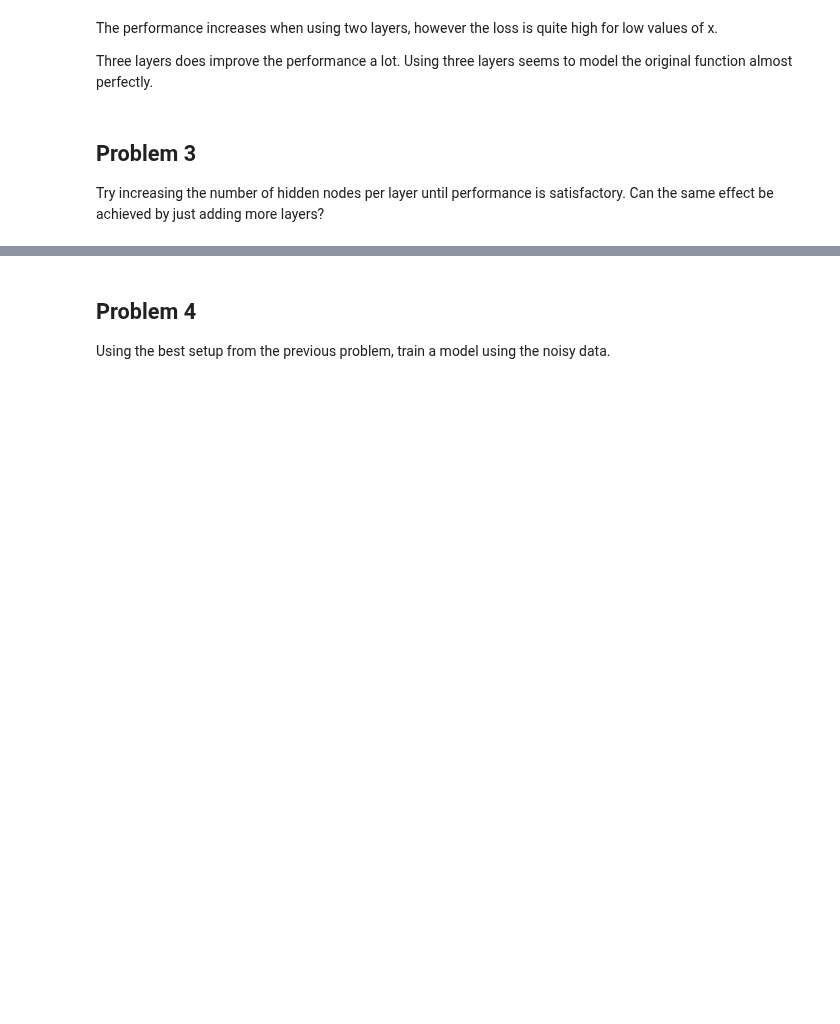
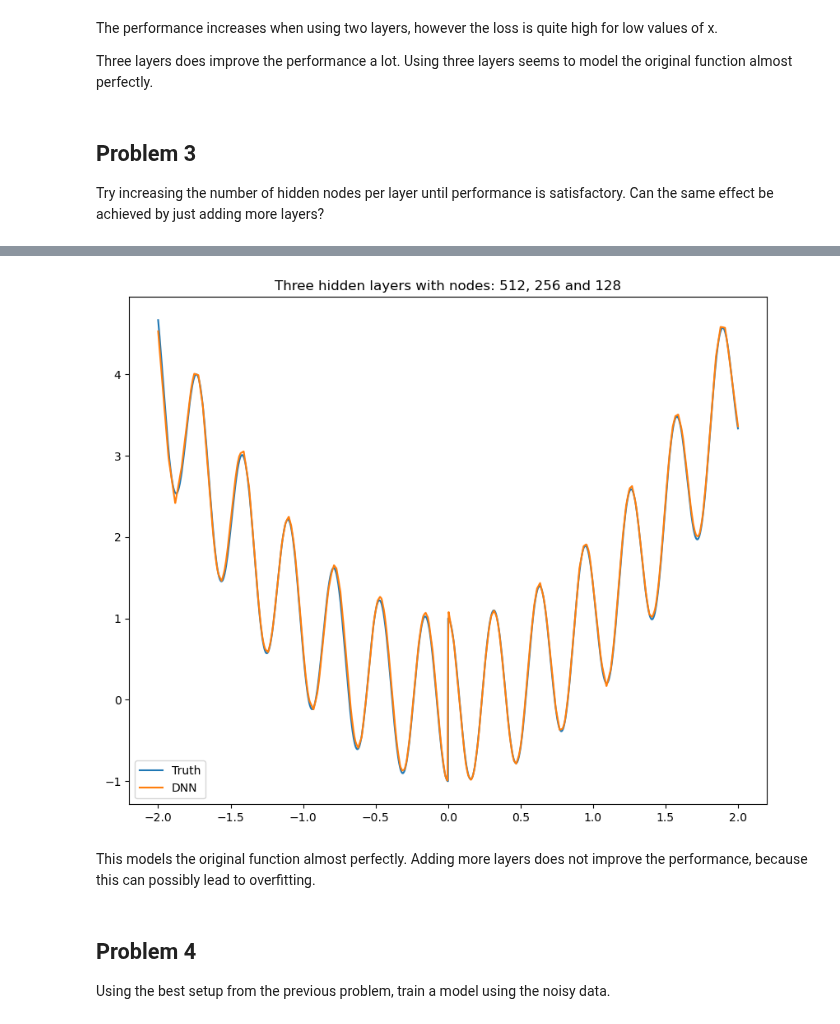
Before and after one commit to martinfsl/TTT4185, a Jupyter notebook: Assignments/Assignment_3/TTT4185_assignment_3b.ipynb, the cells around one changed output, grey strips where cells are left out. Cells and saved outputs as stored; diff of their text form; code cells hidden in the pictures; blank space fills up the shorter version.

```diff
--- a/Assignments/Assignment_3/TTT4185_assignment_3b.ipynb
+++ b/Assignments/Assignment_3/TTT4185_assignment_3b.ipynb
@@ -355,3 +355,13 @@ Three layers does improve the performance a lot. Using three layers seems to mod
 # %% [markdown]
 ## Problem 3
 Try increasing the number of hidden nodes per layer until performance is satisfactory. Can the same effect be achieved by just adding more layers?
+# %%
+# Compute \hat y from the network and compare this to the true f(x)
+z = model_three_layers.predict(x)
+plt.figure(figsize=(10,8))
+plt.plot(x,f(x),label="Truth")
+plt.plot(x,z,label="DNN")
+plt.legend()
+plt.title("Three hidden layers with nodes: 512, 256 and 128")
+plt.show()
+# %% [output]
@@ -358,3 +369,6 @@ Try increasing the number of hidden nodes per layer until performance is satisfa
+[figure, added]
+# %% [markdown]
+This models the original function almost perfectly. Adding more layers does not improve the performance, because this can possibly lead to overfitting.
 # %% [markdown]
 ## Problem 4
 Using the best setup from the previous problem, train a model using the noisy data.
```
Also changed, not shown: parts of 1 cell of this notebook.
